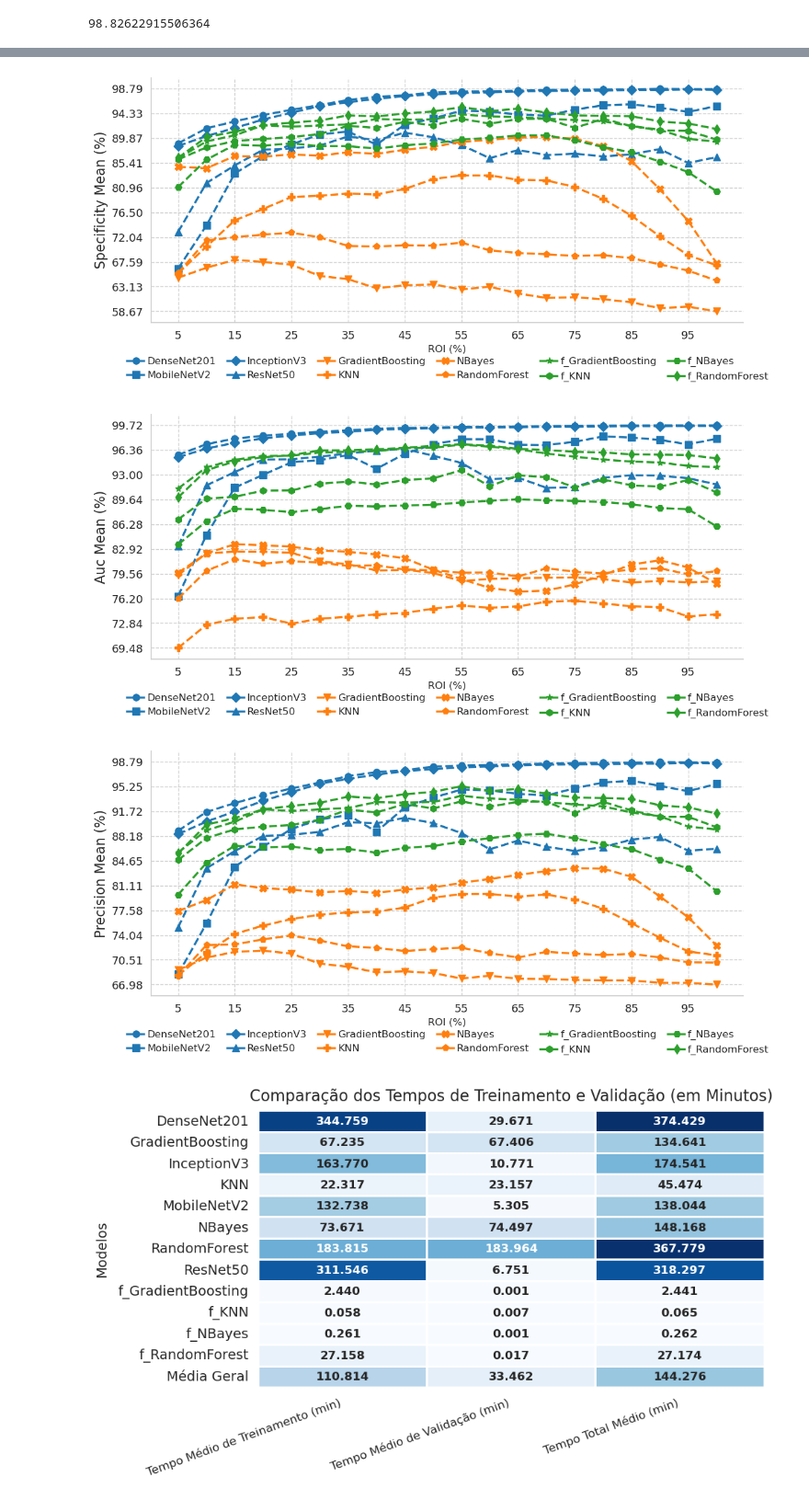
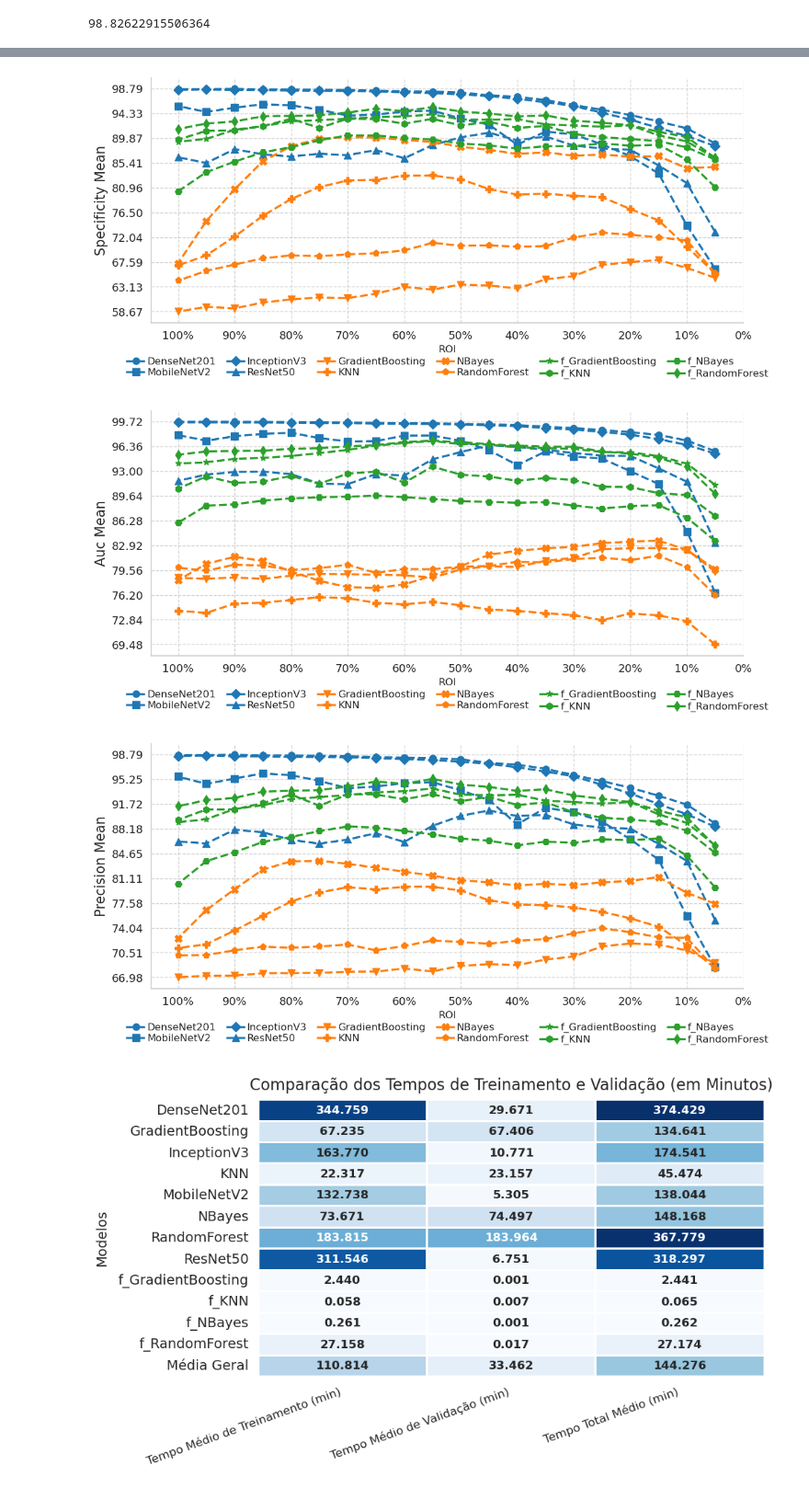
Before and after one commit to williancarddd/malaria-pibiti, a Jupyter notebook: 6_resultados/analitycs/by_train/plot.ipynb, the cells around one changed output, grey strips where cells are left out. Shown at 92% size. Drawn from its saved outputs; the diff is of its cells as text; code cells hidden in the pictures.

```diff
--- a/6_resultados/analitycs/by_train/plot.ipynb
+++ b/6_resultados/analitycs/by_train/plot.ipynb
@@ -52,4 +60,6 @@ range_rois =  np.arange(5, 100, 10)
 # %%
+from matplotlib.ticker import FuncFormatter
+
 def plot_comparison(main_pd, attribute, attribute_title, title, xlabel, xticks, figsize=(7, 3), yticks=None, legend_per_row=6):
     """
     Função para plotar comparações de um atributo específico entre diferentes arquiteturas de CNN.
@@ -67,18 +77,18 @@ def plot_comparison(main_pd, attribute, attribute_title, title, xlabel, xticks,
 
     # Definir os grupos e suas cores (mesmo esquema de cores usado no boxplot)
     color_map = {
-        'InceptionV3': '#1f77b4',      # Azul
-        'MobileNetV2': '#1f77b4',      # Azul
-        'DenseNet201': '#1f77b4',      #
-        'ResNet50': '#1f77b4',         #
-        'KNN': '#ff7f0e',              #
-        'RandomForest': '#ff7f0e',     #
-        'NBayes': '#ff7f0e',           #
+        'InceptionV3': '#1f77b4',
+        'MobileNetV2': '#1f77b4',
+        'DenseNet201': '#1f77b4',
+        'ResNet50': '#1f77b4',
+        'KNN': '#ff7f0e',
+        'RandomForest': '#ff7f0e',
+        'NBayes': '#ff7f0e',
         'GradientBoosting': '#ff7f0e',
-        'f_KNN': '#2ca02c',             # Verde
-        'f_NBayes': '#2ca02c',          # Verde
-        'f_RandomForest': '#2ca02c',    # Verde
-        'f_GradientBoosting': '#2ca02c' # Verde
+        'f_KNN': '#2ca02c',
+        'f_NBayes': '#2ca02c',
+        'f_RandomForest': '#2ca02c',
+        'f_GradientBoosting': '#2ca02c'
     }
 
     # Definir marcadores
@@ -106,8 +116,15 @@ def plot_comparison(main_pd, attribute, attribute_title, title, xlabel, xticks,
     ax.set_title(title, fontsize=14, pad=10)
     ax.set_xlabel(xlabel, fontsize=12)
     ax.set_ylabel(attribute_title, fontsize=16)
+
     ax.set_xticks(xticks)
+    ax.xaxis.set_major_formatter(FuncFormatter(lambda x, _: f'{x}%'))  # Adiciona "%" aos valores
 
+    # Inverter o eixo X para começar do maior valor (100%)
+    ax.invert_xaxis()
+
+    # Ajustar automaticamente as margens para evitar corte
+    plt.tight_layout()
     if yticks is None:
         min_value = main_pd[attribute].min()
         max_value = main_pd[attribute].max()
@@ -122,13 +139,11 @@ def plot_comparison(main_pd, attribute, attribute_title, title, xlabel, xticks,
     # Legenda organizada abaixo do gráfico
     handles, labels = ax.get_legend_handles_labels()
     ax.legend(handles=handles, labels=labels, bbox_to_anchor=(0.5, -0.1), loc='upper center', fontsize='small',
-              title_fontsize='small', ncol=legend_per_row, labelspacing=0.5, handletextpad=0.1,
-                columnspacing=1.0, borderpad=0.5, frameon=False)
-
+              title_fontsize='small', ncol=legend_per_row, labelspacing=0.2, handletextpad=0.1,
+              columnspacing=1.0, borderpad=0.5, frameon=False)
 
     # Ajustar automaticamente as margens para que o gráfico ocupe mais espaço
     plt.subplots_adjust(top=1.6, bottom=0.25, left=0.1, right=1.5, hspace=0.8, wspace=0.8)
-
 
     # Verifica se a pasta de gráficos existe, senão cria
     graphics_path = results_path / 'analitycs' / 'by_train' / 'graphics'
@@ -155,16 +174,16 @@ plot_comparison(main_pd, 'total_runtime', 'Total Runtime (m)', '', 'ROI (%)', ra
 # %%
 
-plot_comparison(main_pd, 'val_specificity_mean', "Specificity Mean (%)",'', 'ROI (%)', range_rois)
+plot_comparison(main_pd, 'val_specificity_mean', "Specificity Mean",'', 'ROI', range_rois)
 # %% [output]
-[figure, old version]
+[figure, new version]
 # %%
-plot_comparison(main_pd, 'val_auc_mean', 'Auc Mean (%)','', 'ROI (%)', range_rois)
+plot_comparison(main_pd, 'val_auc_mean', 'Auc Mean','', 'ROI', range_rois)
 # %% [output]
-[figure, old version]
+[figure, new version]
 # %%
-plot_comparison(main_pd, 'val_precision_mean', 'Precision Mean (%)','', 'ROI (%)', range_rois)
+plot_comparison(main_pd, 'val_precision_mean', 'Precision Mean','', 'ROI', range_rois)
 # %% [output]
-[figure, old version]
+[figure, new version]
 # %%
 import matplotlib.pyplot as plt
 import seaborn as sns
```
Also changed, not shown: parts of 6 cells of this notebook, 47 other files.
